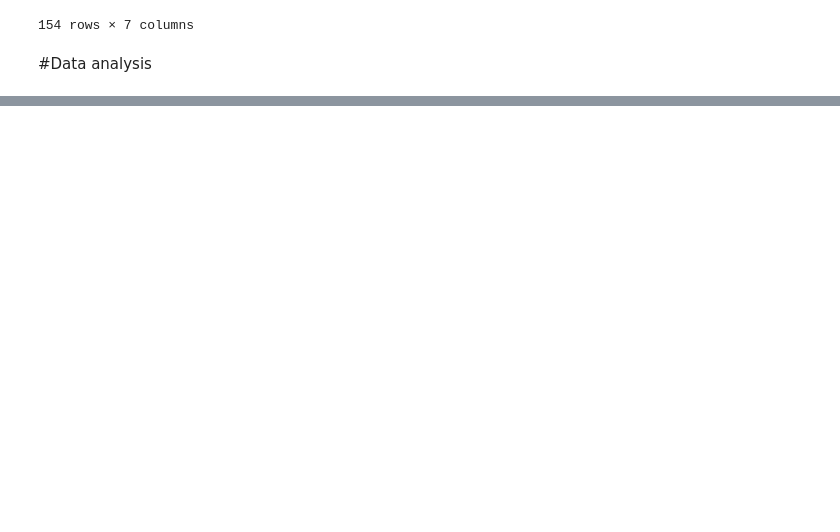
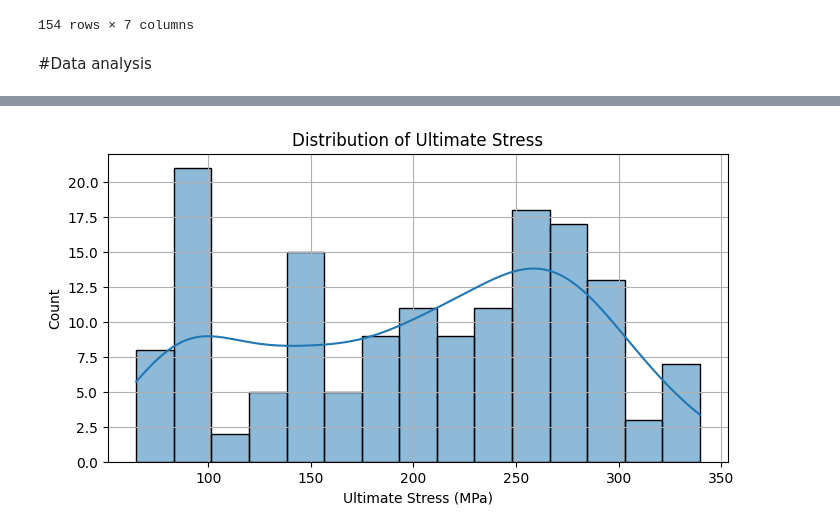
Before and after one commit to MajedeR/mechanical-stress-prediction, a Jupyter notebook: stress_prediction_6061.ipynb, the cells around one changed output, grey strips where cells are left out. Cells and saved outputs as stored; diff of their text form; code cells hidden in the pictures; blank space fills up the shorter version.

```diff
--- a/stress_prediction_6061.ipynb
+++ b/stress_prediction_6061.ipynb
@@ -151,0 +173,10 @@ plt.show()
+# %%
+#show distribution of ultimate stress
+plt.figure(figsize=(8,4))
+sns.histplot(df['ultimate_stress'], bins=15, kde=True)
+plt.title('Distribution of Ultimate Stress')
+plt.xlabel('Ultimate Stress (MPa)')
+plt.grid(True)
+plt.show()
+# %% [output]
+[figure, added]
```
Also changed, not shown: parts of 15 cells of this notebook.
